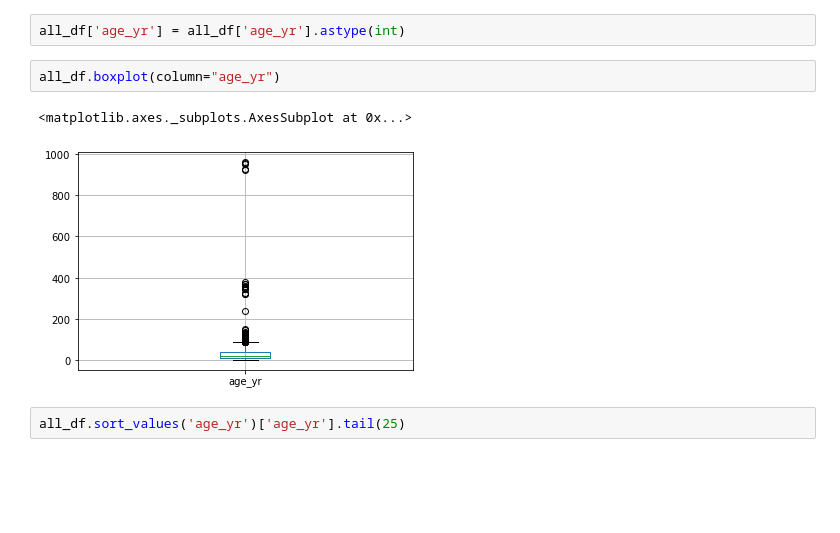
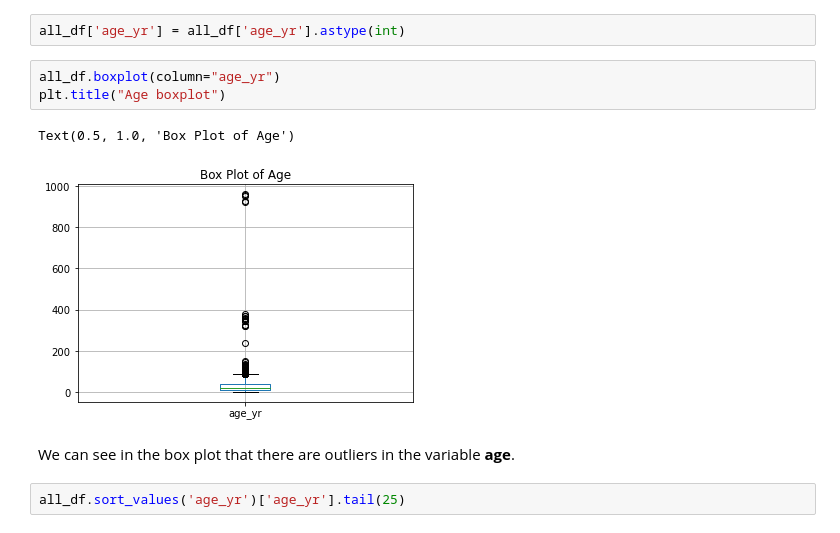
Before and after one commit to DineshOng/CSMODEL, a Jupyter notebook: CSMODEL-Final.ipynb, the cells around one changed output. Cells and saved outputs as stored; diff of their text form; blank space fills up the shorter version.

```diff
--- a/CSMODEL-Final.ipynb
+++ b/CSMODEL-Final.ipynb
@@ -227,9 +227,12 @@ array(['57', '46', '21', '16', '11', '3', '39', '30', '12', '8', '4',
 all_df['age_yr'] = all_df['age_yr'].astype(int)
 # %%
 all_df.boxplot(column="age_yr")
+plt.title("Age boxplot")
 # %% [output]
-<matplotlib.axes._subplots.AxesSubplot at 0x...>
+Text(0.5, 1.0, 'Box Plot of Age')
-[figure, old version]
+[figure, new version]
+# %% [markdown]
+We can see in the box plot that there are outliers in the variable **age**.
 # %%
 all_df.sort_values('age_yr')['age_yr'].tail(25)
 # %% [output]
```
Also changed, not shown: parts of 6 cells of this notebook.
